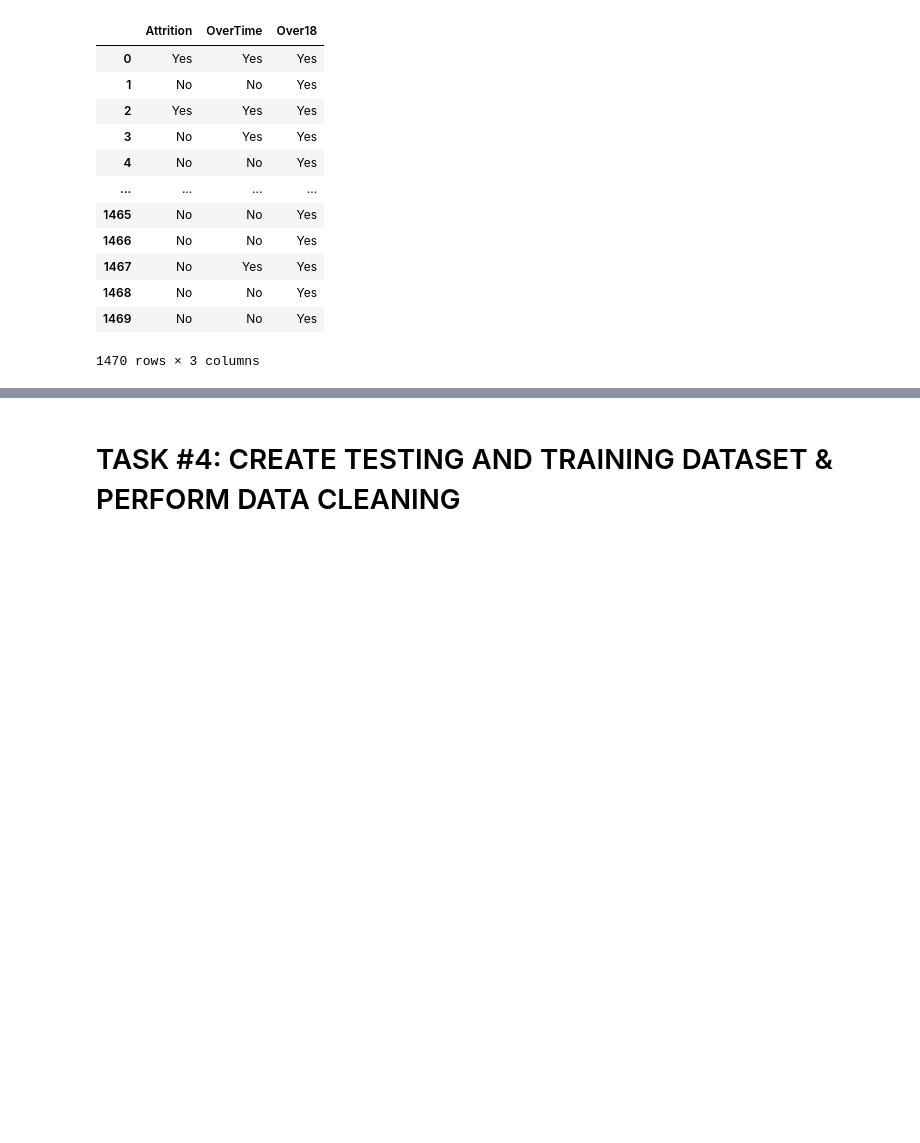
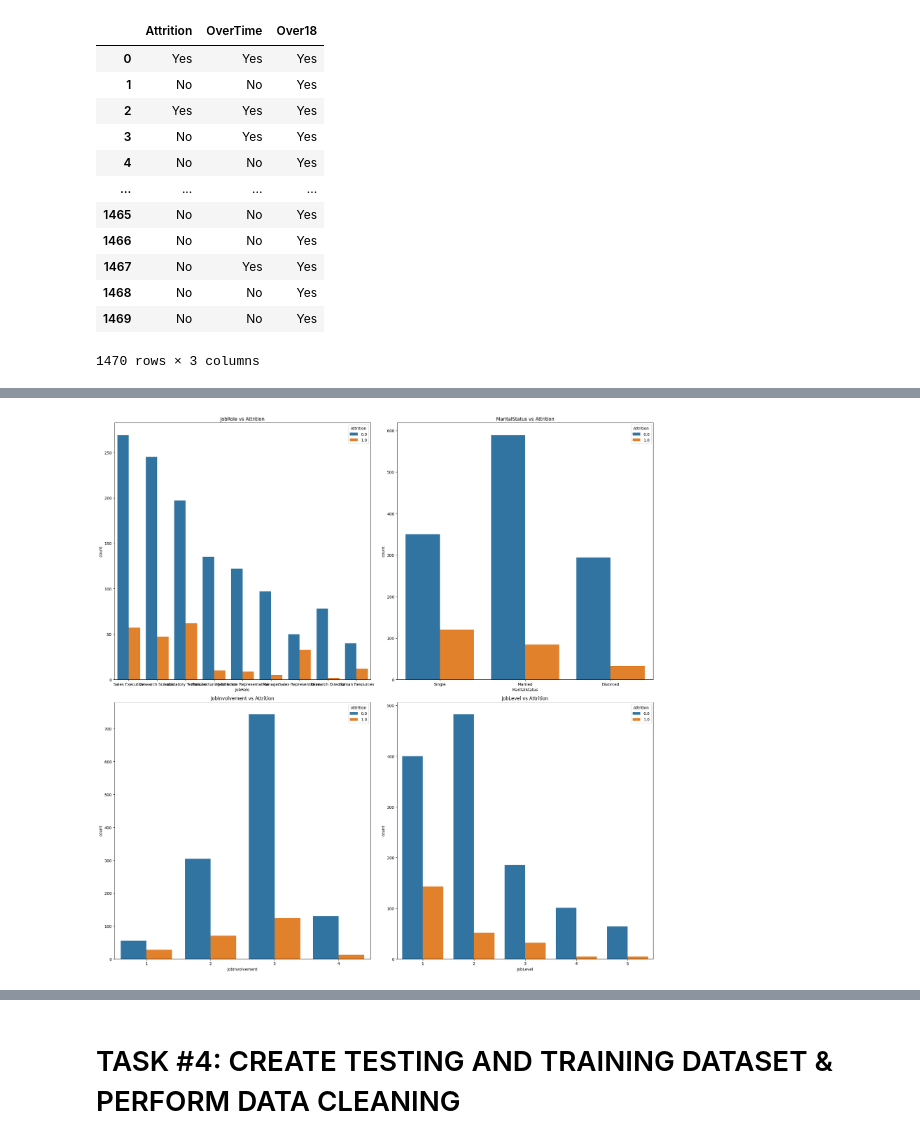
Before and after one commit to dinaeshsugumaran/MLOps, a Jupyter notebook: Practice/ML_V2/Data_Science_sample_projects/01_Human_Resources/01_Human_Resources_Department_Skeleton.ipynb, the cells around one changed output, grey strips where cells are left out. Drawn from its saved outputs; the diff is of its cells as text; code cells hidden in the pictures; blank space fills up the shorter version.

```diff
--- a/Practice/ML_V2/Data_Science_sample_projects/01_Human_Resources/01_Human_Resources_Department_Skeleton.ipynb
+++ b/Practice/ML_V2/Data_Science_sample_projects/01_Human_Resources/01_Human_Resources_Department_Skeleton.ipynb
@@ -212,3 +229,31 @@ left_df.describe()
+# %%
+
+# Create a 2x2 grid of subplots (4 plots in total)
+fig, axes = plt.subplots(2, 2, figsize=(20, 20))
+
+# First subplot: JobRole vs Attrition
+sns.countplot(x='JobRole', hue='Attrition', data=df, ax=axes[0, 0])
+axes[0, 0].set_title('JobRole vs Attrition')
+
+# Second subplot: MaritalStatus vs Attrition
+sns.countplot(x='MaritalStatus', hue='Attrition', data=df, ax=axes[0, 1])
+axes[0, 1].set_title('MaritalStatus vs Attrition')
+
+# Third subplot: JobInvolvement vs Attrition
+sns.countplot(x='JobInvolvement', hue='Attrition', data=df, ax=axes[1, 0])
+axes[1, 0].set_title('JobInvolvement vs Attrition')
+
+# Fourth subplot: JobLevel vs Attrition
+sns.countplot(x='JobLevel', hue='Attrition', data=df, ax=axes[1, 1])
+axes[1, 1].set_title('JobLevel vs Attrition')
+
+# Adjust layout to prevent overlap
+plt.tight_layout()
+
+# Show the plots
+plt.show()
+# %% [output]
+[figure, added]
 # %%
 
 
```
Also changed, not shown: parts of 18 cells of this notebook.
